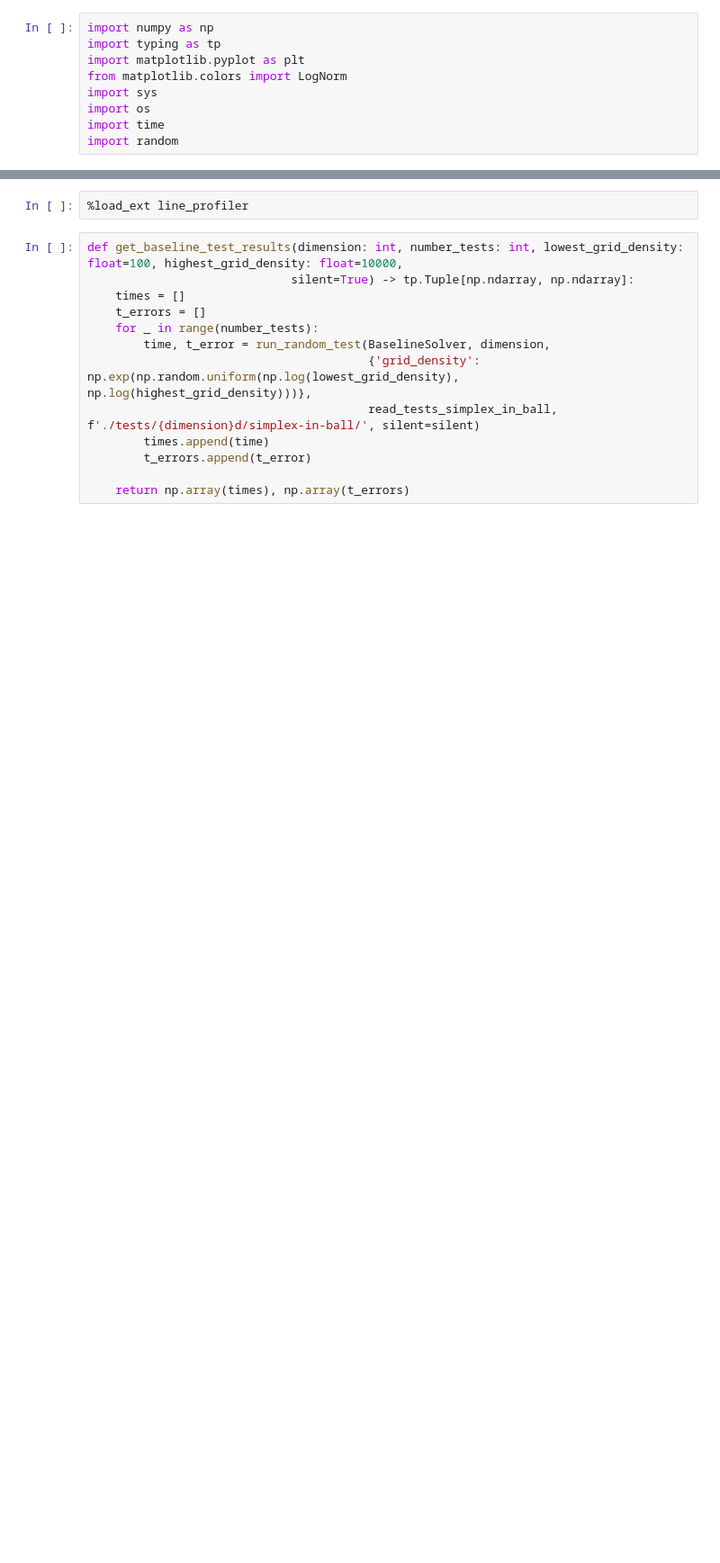
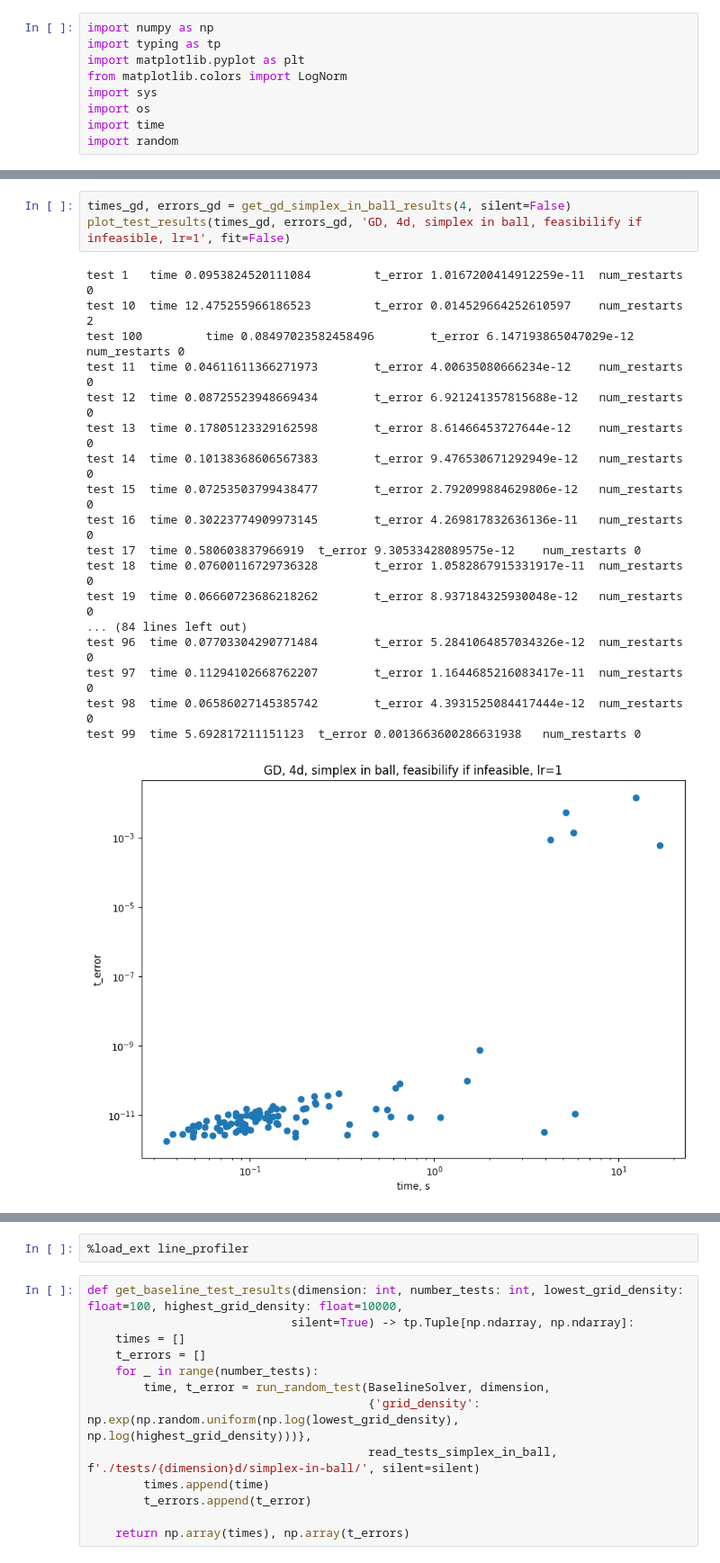
Before and after one commit to Paul566/GraduateThesis, a Jupyter notebook: nb.ipynb, the cells around one changed output, grey strips where cells are left out. Shown at 90% size. Cells and saved outputs as stored; diff of their text form; blank space fills up the shorter version.

```diff
--- a/nb.ipynb
+++ b/nb.ipynb
@@ -15,0 +105,22 @@ from utils import read_tests_degenerate_simplex_in_ball, read_tests_polyhedron_i
+# %%
+times_gd, errors_gd = get_gd_simplex_in_ball_results(4, silent=False)
+plot_test_results(times_gd, errors_gd, 'GD, 4d, simplex in ball, feasibilify if infeasible, lr=1', fit=False)
+# %% [output]
+test 1   time 0.0953824520111084         t_error 1.0167200414912259e-11  num_restarts 0
+test 10  time 12.475255966186523         t_error 0.014529664252610597    num_restarts 2
+test 100         time 0.08497023582458496        t_error 6.147193865047029e-12   num_restarts 0
+test 11  time 0.04611611366271973        t_error 4.00635080666234e-12    num_restarts 0
+test 12  time 0.08725523948669434        t_error 6.921241357815688e-12   num_restarts 0
+test 13  time 0.17805123329162598        t_error 8.61466453727644e-12    num_restarts 0
+test 14  time 0.10138368606567383        t_error 9.476530671292949e-12   num_restarts 0
+test 15  time 0.07253503799438477        t_error 2.792099884629806e-12   num_restarts 0
+test 16  time 0.30223774909973145        t_error 4.269817832636136e-11   num_restarts 0
+test 17  time 0.580603837966919  t_error 9.30533428089575e-12    num_restarts 0
+test 18  time 0.07600116729736328        t_error 1.0582867915331917e-11  num_restarts 0
+test 19  time 0.06660723686218262        t_error 8.937184325930048e-12   num_restarts 0
+... (84 lines left out)
+test 96  time 0.07703304290771484        t_error 5.2841064857034326e-12  num_restarts 0
+test 97  time 0.11294102668762207        t_error 1.1644685216083417e-11  num_restarts 0
+test 98  time 0.06586027145385742        t_error 4.3931525084417444e-12  num_restarts 0
+test 99  time 5.692817211151123  t_error 0.0013663600286631938   num_restarts 0
+[figure, added]
```
Also changed, not shown: parts of 18 cells of this notebook, 10 other files.
